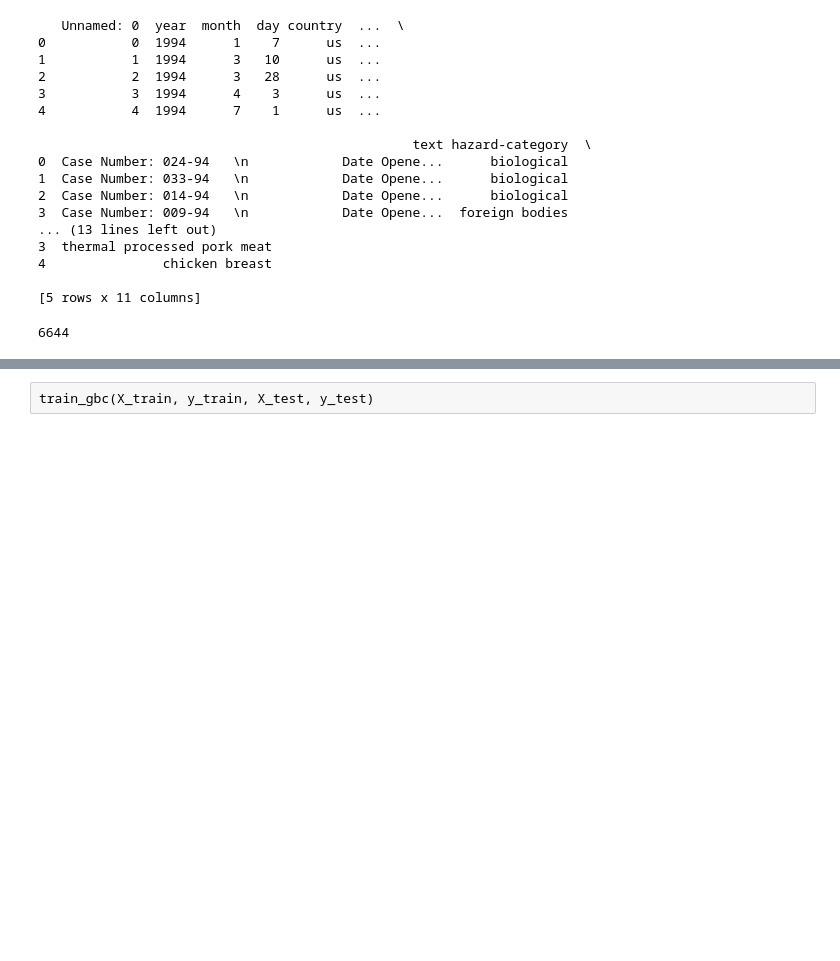
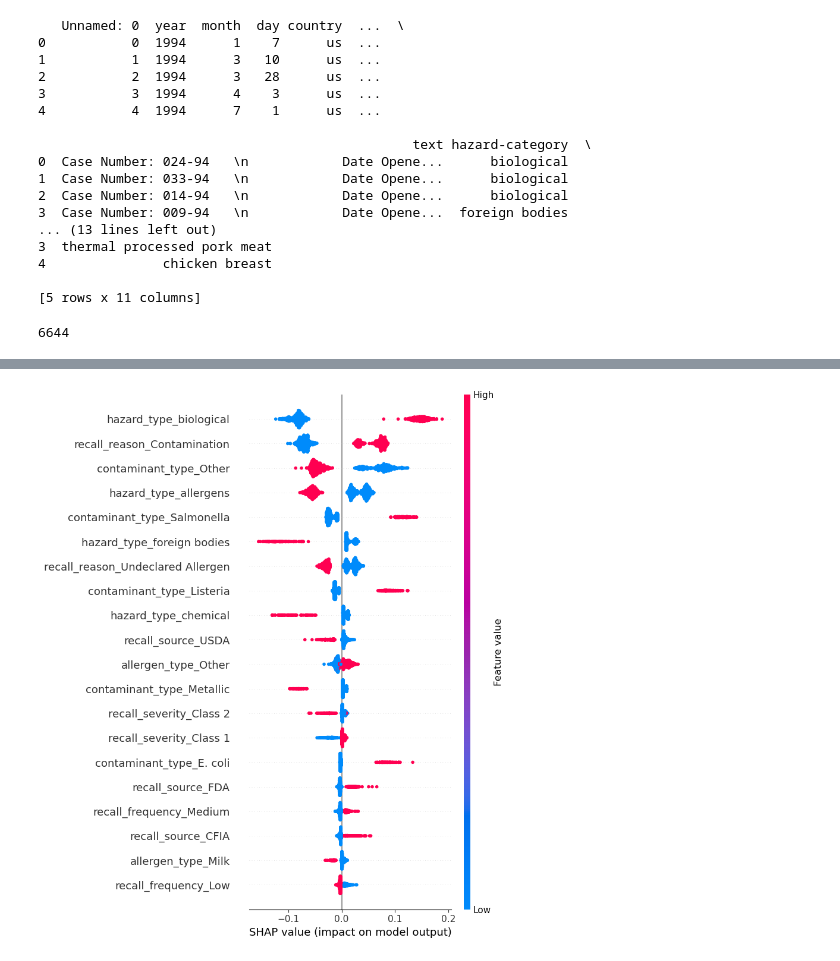
Before and after one commit to vojtech-balek/llm-features, a Jupyter notebook: notebooks/classification/llm-classification-hazard.ipynb, the cells around one changed output, grey strips where cells are left out. Cells and saved outputs as stored; diff of their text form; code cells hidden in the pictures; blank space fills up the shorter version.

Commit message:
added food hazard dataset,  finishing touches

```diff
--- a/notebooks/classification/llm-classification-hazard.ipynb
+++ b/notebooks/classification/llm-classification-hazard.ipynb
@@ -136,15 +96,9 @@ df
 # %%
-# 1) Libraries
-from sklearn.model_selection import train_test_split, RandomizedSearchCV
-from sklearn.ensemble import RandomForestClassifier
-from sklearn.metrics import classification_report, accuracy_score
 
-X_train = df.iloc[:len(train_df)].drop(columns=["custom_id", "id"], errors='ignore')
-# X_valid = df.iloc[-1130:-565].drop(columns=["custom_id", "id"], errors='ignore')
-X_test = df.tail(565).drop(columns=["custom_id", "id"], errors='ignore')
-
-y_train = train_df['hazard-category']
-y_test = test_df['hazard-category'].tail(565)
+X_train = df.iloc[:train_df.shape[0]+valid_df.shape[0]]
+X_test = df.tail(len(test_df))
+y_train = pd.concat([train_df['hazard-category'], valid_df['hazard-category']])
+hazard_true = test_df['hazard-category']
 # y_valid = valid_df['hazard-category']
 # %%
 # 1) Libraries
@@ -155,7 +109,7 @@ from sklearn.metrics import classification_report, accuracy_score
 
 # ----------------------------------------------------------------
 # 4) Definice modelu RandomForestClassifier
-model = GradientBoostingClassifier(random_state=42)
+model = RandomForestClassifier(random_state=42)
 
 # 5) Nastavení rozsahu parametrů pro RandomizedSearchCV
 param_dist = {
@@ -204,3 +172,0 @@ Feature names unseen at fit time:
-# %%
-clf = GradientBoostingClassifier(random_state=42)
-clf.fit(X_train, y_train)
@@ -280,2 +173,21 @@ def train_gbc(X_train, y_train, X_test, y_test, metric = None):
-# %% [raw]
-train_gbc(X_train, y_train, X_test, y_test)
+# %%
+import shap
+
+# Create the SHAP explainer for the tree-based model
+explainer = shap.Explainer(best_model, X_train)
+
+# Get SHAP values for the test set
+shap_values = explainer(X_test)
+# %%
+import matplotlib.pyplot as plt
+plt.figure(figsize=(12, 8))
+shap.summary_plot(
+    shap_values[:, :, 1],  # Use the SHAP values for class 0 - allergens
+    X_test,
+    class_names=best_model.classes_,
+    max_display=20,
+    show=False
+)
+plt.savefig(f"hazard_class_1_shap.pdf", format="pdf", bbox_inches="tight")
+# %% [output]
+[figure, added]
```
Also changed, not shown: parts of 28 cells of this notebook, 9 other files.
